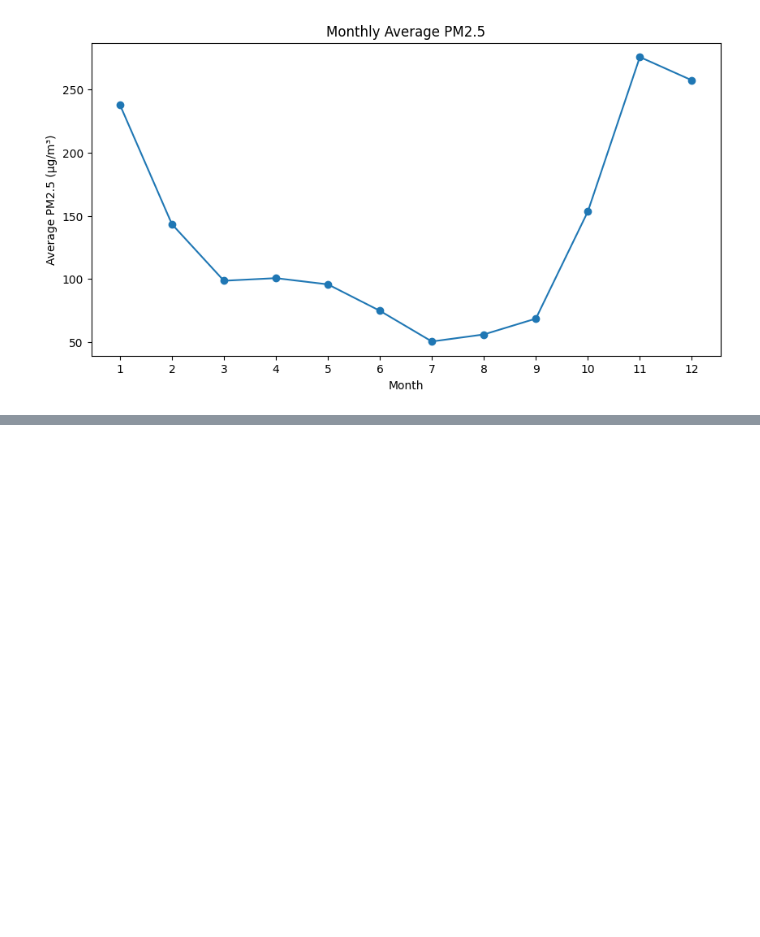
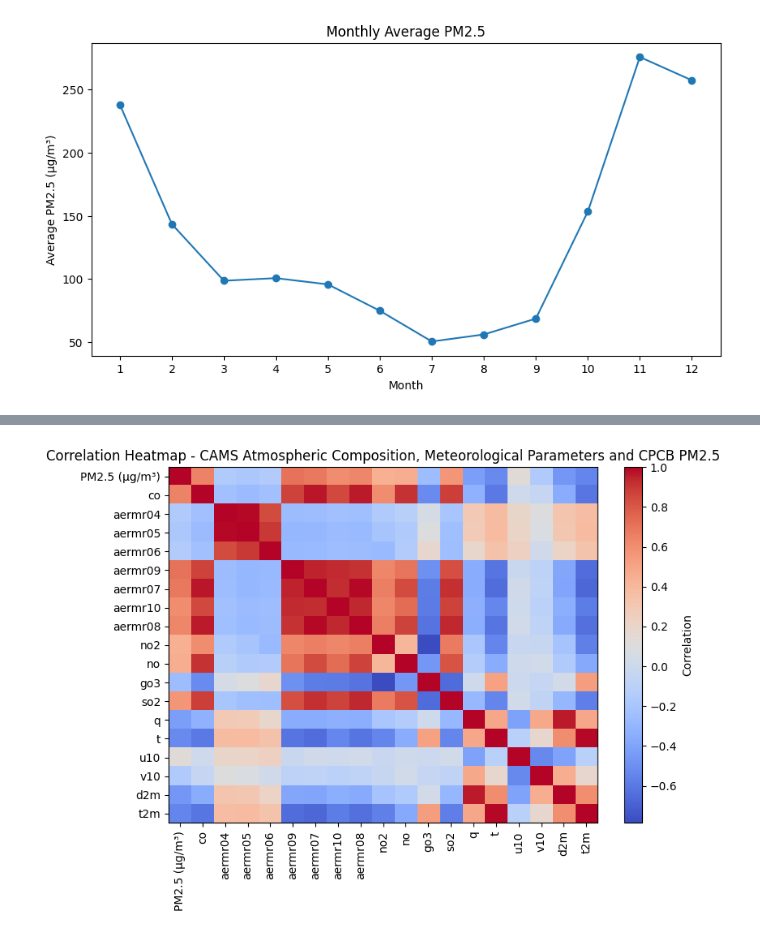
Before and after one commit to lubnashahanas07/PM25-Prediction-Using-Machine-Learning, a Jupyter notebook: preprocessing.ipynb, the cells around one changed output, grey strips where cells are left out. Saved outputs shown, nothing was run; the diff lists cells and outputs as text; code cells hidden in the pictures; blank space fills up the shorter version.

```diff
--- a/preprocessing.ipynb
+++ b/preprocessing.ipynb
@@ -217,3 +217,19 @@ exp2_corr
 | v10 | -0.153005 | -0.046275 | 0.100746 | 0.082728 | 0.018468 | -0.088032 | -0.079441 | -0.102031 | -0.079588 | -0.029671 | ... |
 | d2m | -0.465215 | -0.354587 | 0.319402 | 0.306150 | 0.211941 | -0.385124 | -0.389304 | -0.340406 | -0.363413 | -0.210964 | ... |
 | t2m | -0.548665 | -0.610432 | 0.371556 | 0.381817 | 0.336328 | -0.648281 | -0.669847 | -0.578667 | -0.637389 | -0.563443 | ... |
+# %%
+plt.figure(figsize = (8,6))
+
+plt.imshow(exp2_corr,cmap = "coolwarm",aspect= "auto")
+
+plt.colorbar(label = "Correlation")
+
+plt.xticks(range(len(exp2_corr.columns)),exp2_corr.columns,rotation=90)
+plt.yticks(range(len(exp2_corr.columns)),exp2_corr.columns)
+
+plt.title("Correlation Heatmap - CAMS Atmospheric Composition, Meteorological Parameters and CPCB PM2.5")
+
+plt.tight_layout()
+plt.show()
+# %% [output]
+[figure, added]
```
Also changed, not shown: parts of 5 cells of this notebook, 1 other file.
